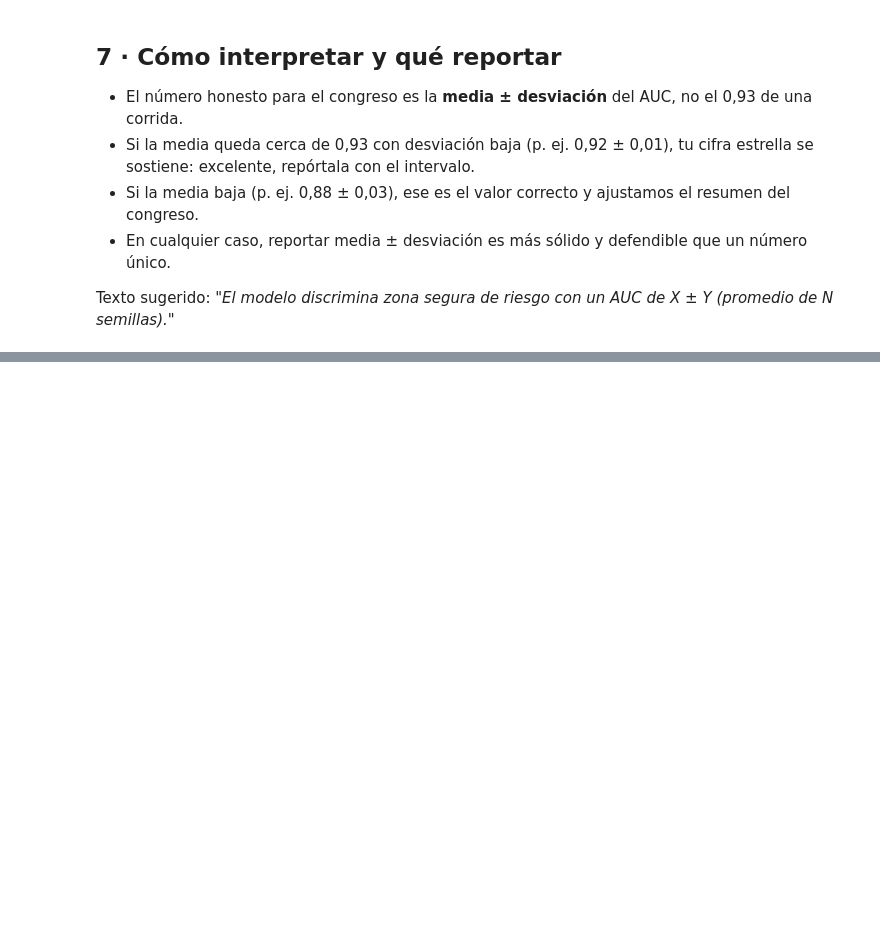
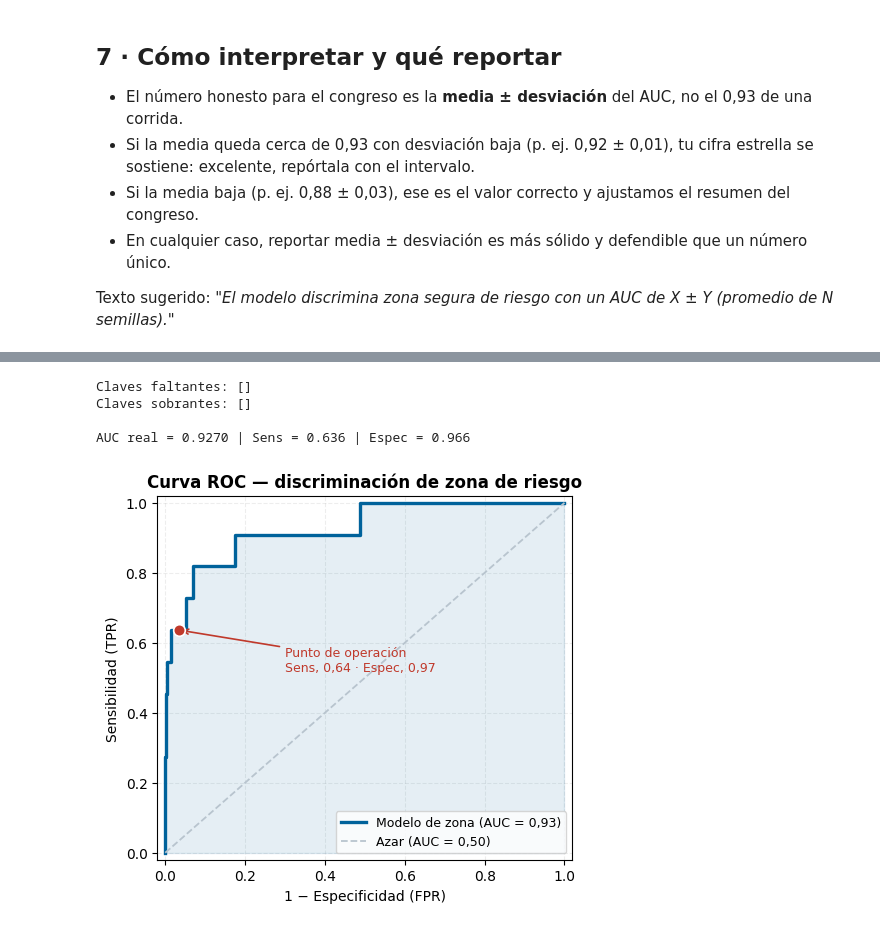
Before and after one commit to SebasDCIS/proyecto-birads-coherence-audit, a Jupyter notebook: notebooks/Zona_Binario_MultiSemilla.ipynb, the cells around one changed output, grey strips where cells are left out. Saved outputs shown, nothing was run; the diff lists cells and outputs as text; code cells hidden in the pictures; blank space fills up the shorter version.

Commit message:
Cierre: ROC real multi-semilla, ajuste de umbral y notebooks finales

```diff
--- a/notebooks/Zona_Binario_MultiSemilla.ipynb
+++ b/notebooks/Zona_Binario_MultiSemilla.ipynb
@@ -152,3 +227,65 @@ print("  El valor a REPORTAR en el congreso es la media ± desviación.")
 - En cualquier caso, reportar media ± desviación es más sólido y defendible que un número único.
 
 Texto sugerido: *"El modelo discrimina zona segura de riesgo con un AUC de X ± Y (promedio de N semillas)."*
+# %%
+import matplotlib.pyplot as plt
+from sklearn.metrics import roc_curve, roc_auc_score, confusion_matrix
+
+# Cargar el state_dict guardado
+state = torch.load('../results/mejor_zona_binario.pt', map_location=DEVICE)
+
+# Renombrar las claves: encoder->enc, classifier->cl (misma arquitectura, otros nombres)
+nuevo_state = {}
+for k, v in state.items():
+    nk = k
+    if k.startswith('encoder.'):
+        nk = 'enc.' + k[len('encoder.'):]
+    elif k.startswith('classifier.'):
+        nk = 'cl.' + k[len('classifier.'):]
+    nuevo_state[nk] = v
+
+model = ZonaRoBERTa(MODELO).to(DEVICE)
+faltan, sobran = model.load_state_dict(nuevo_state, strict=False)
+print("Claves faltantes:", faltan)      # debería estar casi vacío
+print("Claves sobrantes:", sobran)      # debería estar casi vacío
+model.eval()
+
+# Inferencia sobre el test (segundos)
+tt = DataLoader(DS(Xte, yte), batch_size=BATCH)
+P, R = [], []
+with torch.no_grad():
+    for b in tt:
+        ids = b['input_ids'].to(DEVICE); mk = b['attention_mask'].to(DEVICE)
+        P.extend(torch.softmax(model(ids, mk).float(), 1)[:, 1].cpu().numpy())
+        R.extend(b['labels'].numpy())
+P, R = np.array(P), np.array(R)
+
+# Métricas reales
+fpr, tpr, _ = roc_curve(R, P)
+roc_auc = roc_auc_score(R, P)
+yp = (P >= 0.5).astype(int)
+tn, fp, fn, tp = confusion_matrix(R, yp, labels=[0,1]).ravel()
+sens = tp/(tp+fn) if (tp+fn) else 0
+espec = tn/(tn+fp) if (tn+fp) else 0
+op_fpr = 1 - espec
+print(f"\nAUC real = {roc_auc:.4f} | Sens = {sens:.3f} | Espec = {espec:.3f}")
+
+# Graficar
+plt.figure(figsize=(5.0, 4.6))
+plt.plot(fpr, tpr, color='#00629B', lw=2.4,
+         label=f'Modelo de zona (AUC = {roc_auc:.2f})'.replace('.', ','))
+plt.fill_between(fpr, tpr, alpha=0.10, color='#00629B')
+plt.plot([0, 1], [0, 1], '--', color='#B8C4CE', lw=1.3, label='Azar (AUC = 0,50)')
+plt.scatter([op_fpr], [sens], color='#C0392B', s=70, zorder=5, edgecolor='white', lw=1.2)
+plt.annotate(f'Punto de operación\nSens. {sens:.2f} · Espec. {espec:.2f}'.replace('.', ','),
+             xy=(op_fpr, sens), xytext=(0.30, 0.52), fontsize=9, color='#C0392B',
+             arrowprops=dict(arrowstyle='->', color='#C0392B', lw=1.2))
+plt.xlabel('1 − Especificidad (FPR)'); plt.ylabel('Sensibilidad (TPR)')
+plt.title('Curva ROC — discriminación de zona de riesgo', fontweight='bold')
+plt.xlim(-0.02, 1.02); plt.ylim(-0.02, 1.02)
+plt.legend(loc='lower right', fontsize=9)
+plt.grid(alpha=0.22, linestyle='--'); plt.gca().set_axisbelow(True)
+plt.tight_layout()
+plt.savefig('roc_zona_real.png', dpi=160, bbox_inches='tight')
+plt.show()
+# %% [output]
@@ -154,0 +308,5 @@ Texto sugerido: *"El modelo discrimina zona segura de riesgo con un AUC de X ±
+Claves faltantes: []
+Claves sobrantes: []
+
+AUC real = 0.9270 | Sens = 0.636 | Espec = 0.966
+[figure, added]
```
Also changed, not shown: parts of 6 cells of this notebook, 7 other files.
